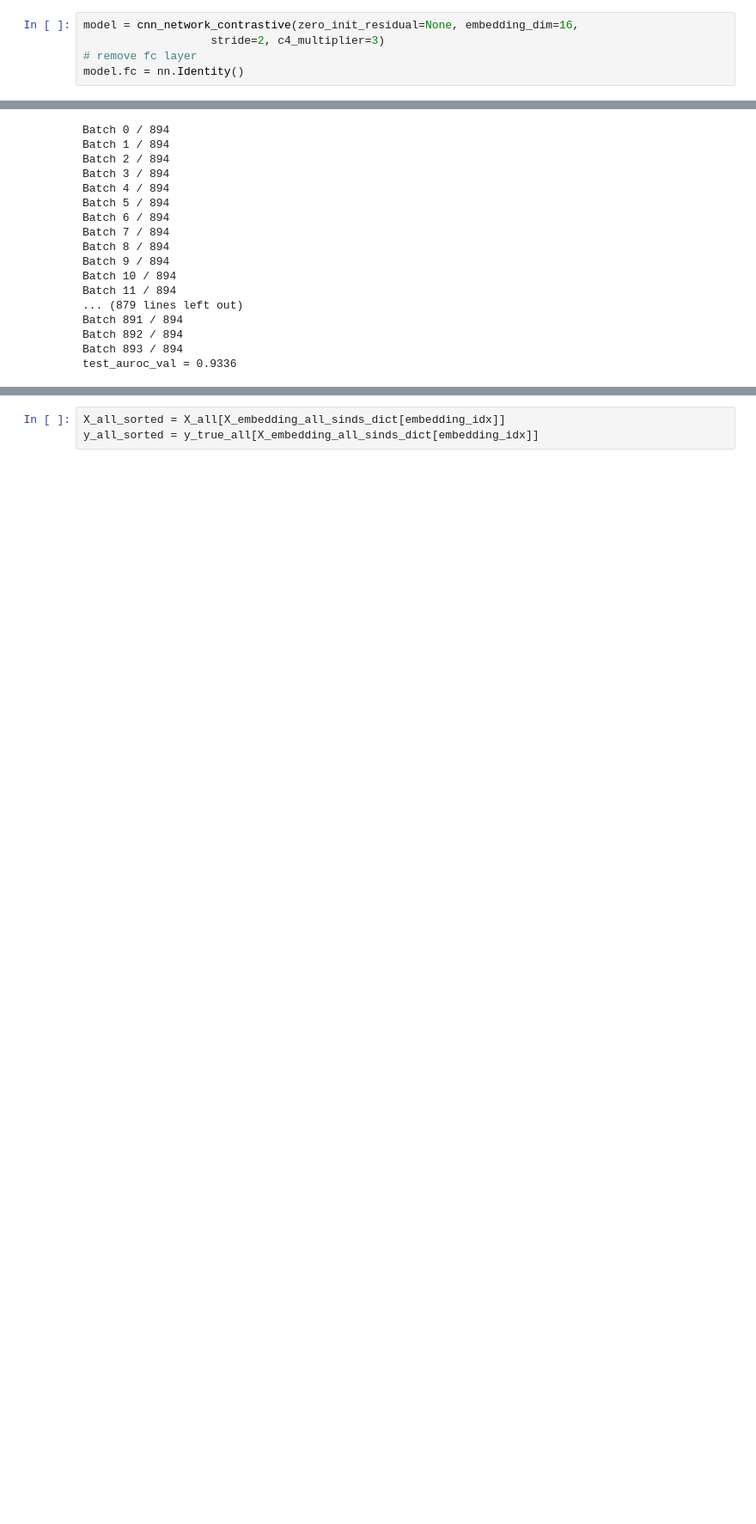
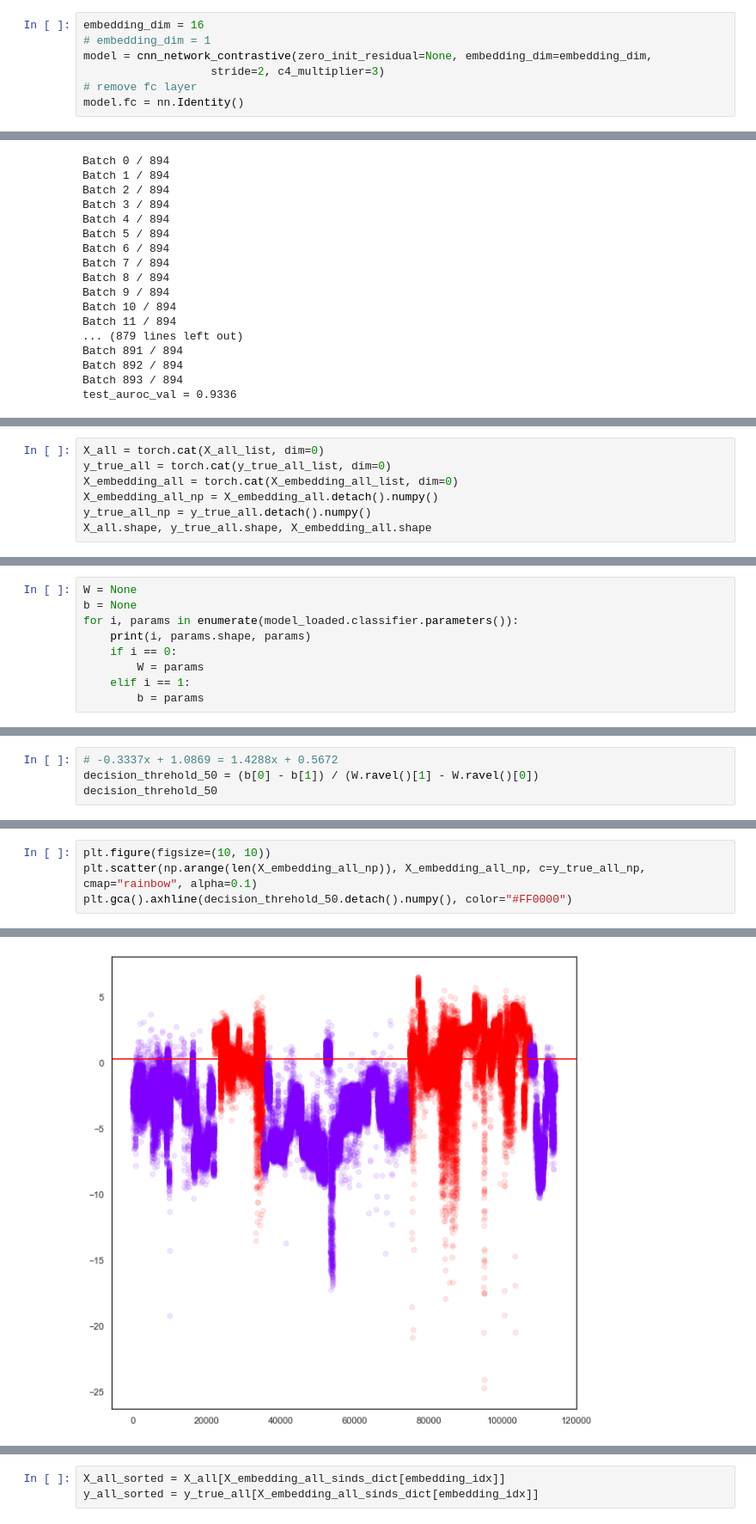
Before and after one commit to YilongJu/adios, a Jupyter notebook: 20221019-Explore_CNN_features.ipynb, the cells around one changed output, grey strips where cells are left out. Shown at 86% size. Drawn from its saved outputs; the diff is of its cells as text; blank space fills up the shorter version.

```diff
--- a/20221019-Explore_CNN_features.ipynb
+++ b/20221019-Explore_CNN_features.ipynb
@@ -40,7 +40,9 @@ from pathlib import Path
 from src.utils.metrics import accuracy_at_k, weighted_mean, AUROC
 import time
 # %%
-model = cnn_network_contrastive(zero_init_residual=None, embedding_dim=16,
+embedding_dim = 16
+# embedding_dim = 1
+model = cnn_network_contrastive(zero_init_residual=None, embedding_dim=embedding_dim,
                    stride=2, c4_multiplier=3)
 # remove fc layer
 model.fc = nn.Identity()
@@ -171,0 +143,7 @@ torch.Size([114412, 16])
+# %%
+X_all = torch.cat(X_all_list, dim=0)
+y_true_all = torch.cat(y_true_all_list, dim=0)
+X_embedding_all = torch.cat(X_embedding_all_list, dim=0)
+X_embedding_all_np = X_embedding_all.detach().numpy()
+y_true_all_np = y_true_all.detach().numpy()
+X_all.shape, y_true_all.shape, X_embedding_all.shape
@@ -171,0 +158,9 @@ torch.Size([114412, 16])
+# %%
+W = None
+b = None
+for i, params in enumerate(model_loaded.classifier.parameters()):
+    print(i, params.shape, params)
+    if i == 0:
+        W = params
+    elif i == 1:
+        b = params
@@ -171,0 +173,4 @@ torch.Size([114412, 16])
+# %%
+# -0.3337x + 1.0869 = 1.4288x + 0.5672
+decision_threhold_50 = (b[0] - b[1]) / (W.ravel()[1] - W.ravel()[0])
+decision_threhold_50
@@ -171,0 +184,5 @@ torch.Size([114412, 16])
+# %%
+plt.figure(figsize=(10, 10))
+plt.scatter(np.arange(len(X_embedding_all_np)), X_embedding_all_np, c=y_true_all_np, cmap="rainbow", alpha=0.1)
+plt.gca().axhline(decision_threhold_50.detach().numpy(), color="#FF0000")
+# %% [output]
@@ -171,0 +190 @@ torch.Size([114412, 16])
+[figure, added]
```
Also changed, not shown: parts of 38 cells of this notebook, 9 other files.
